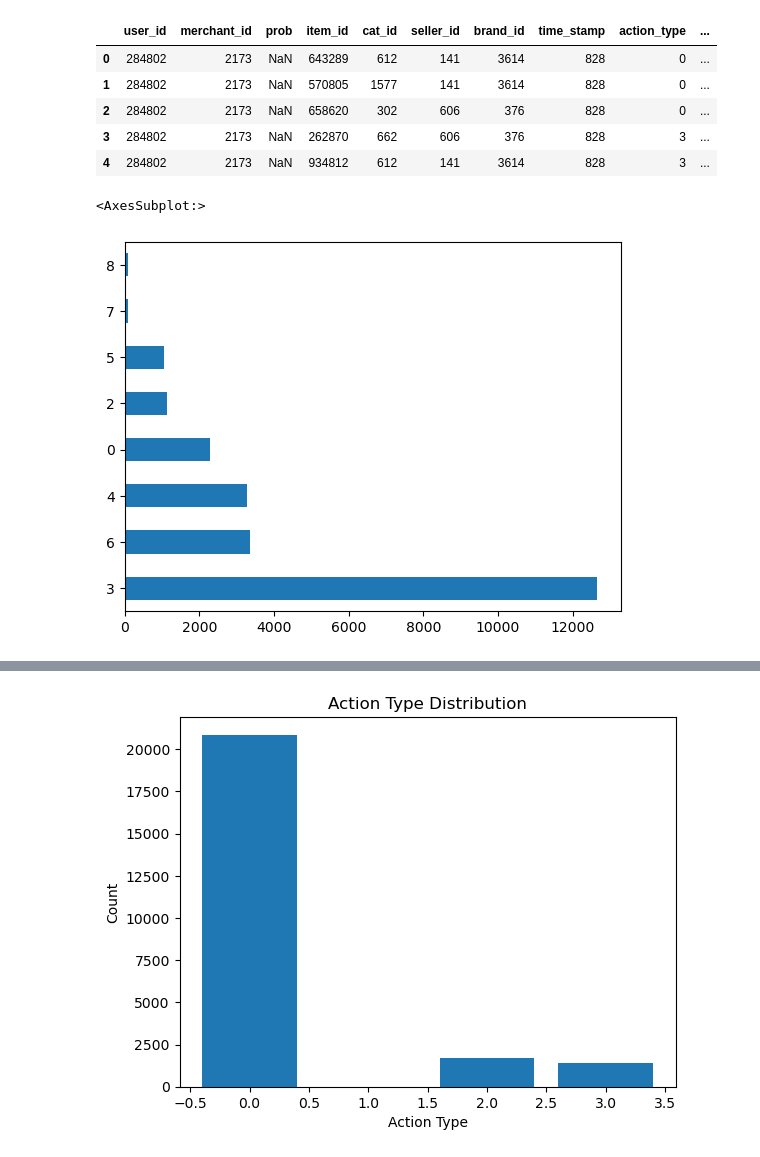
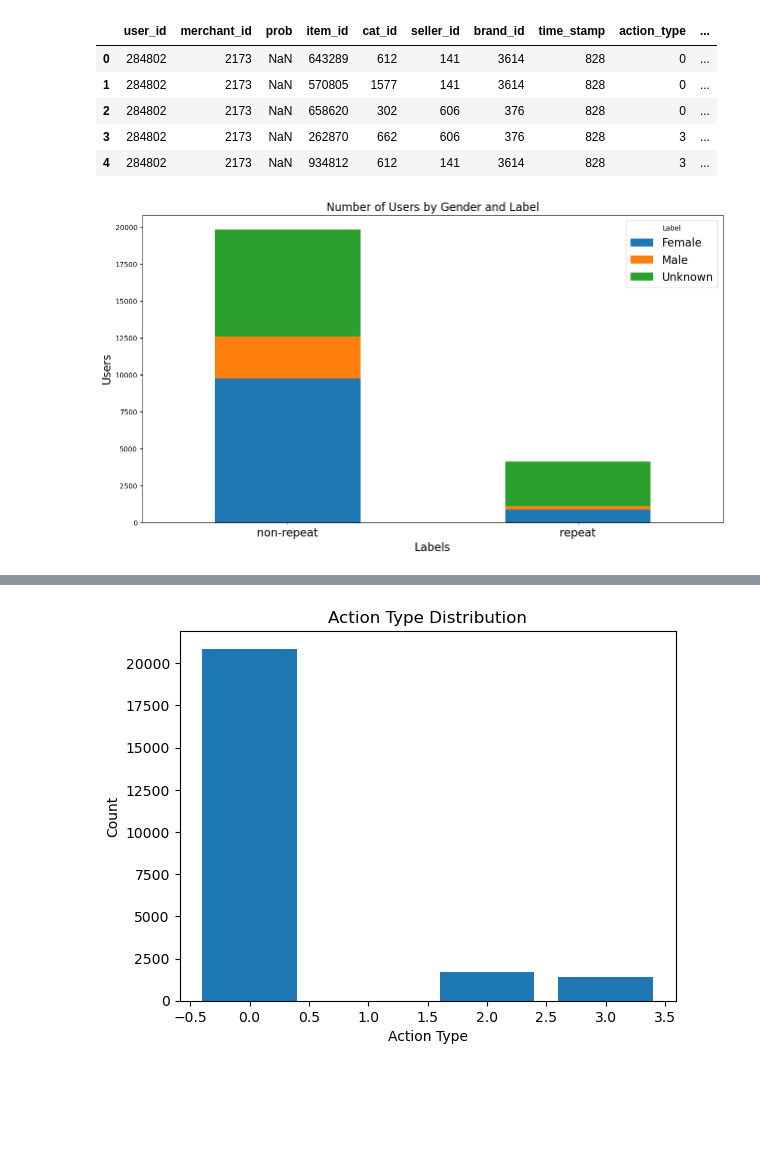
Before and after one commit to pratikjadhav2726/Group7-CECS550, a Jupyter notebook: EDA/EDA.ipynb, the cells around one changed output, grey strips where cells are left out. Cells and saved outputs as stored; diff of their text form; code cells hidden in the pictures; blank space fills up the shorter version.

```diff
--- a/EDA/EDA.ipynb
+++ b/EDA/EDA.ipynb
@@ -21,7 +21,23 @@ df_test.head()
 | 3 | 284802 | 2173 | NaN | 262870 | 662 | 606 | 376 | 828 | 3 | ... |
 | 4 | 284802 | 2173 | NaN | 934812 | 612 | 141 | 3614 | 828 | 3 | ... |
 # %%
-df_train['age_range'].value_counts().plot(kind='barh')
+import matplotlib.pyplot as plt
+
+# Group the data by label and age_range, and count the number of users in each group
+gen_counts = df_train.groupby(['label', 'gender'])['user_id'].count().unstack()
+gen_counts.columns=['Female','Male','Unknown']
+# Plot the stacked bar chart
+ax = gen_counts.plot(kind='bar', stacked=True, figsize=(15, 8))
+
+# Set the axis labels and title
+ax.set_ylabel('Users',fontsize=16)
+ax.set_xlabel('Labels',fontsize=16)
+ax.set_title('Number of Users by Gender and Label',fontsize=16)
+ax.set_xticklabels(['non-repeat','repeat'],fontsize=16, rotation=0)
+# Add the legend
+ax.legend(title='Label', loc='upper right',fontsize=16)
+
+# Show the plot
+plt.show()
 # %% [output]
-<AxesSubplot:>
-[figure, old version]
+[figure, new version]
```
Also changed, not shown: parts of 3 cells of this notebook, 14 other files.
